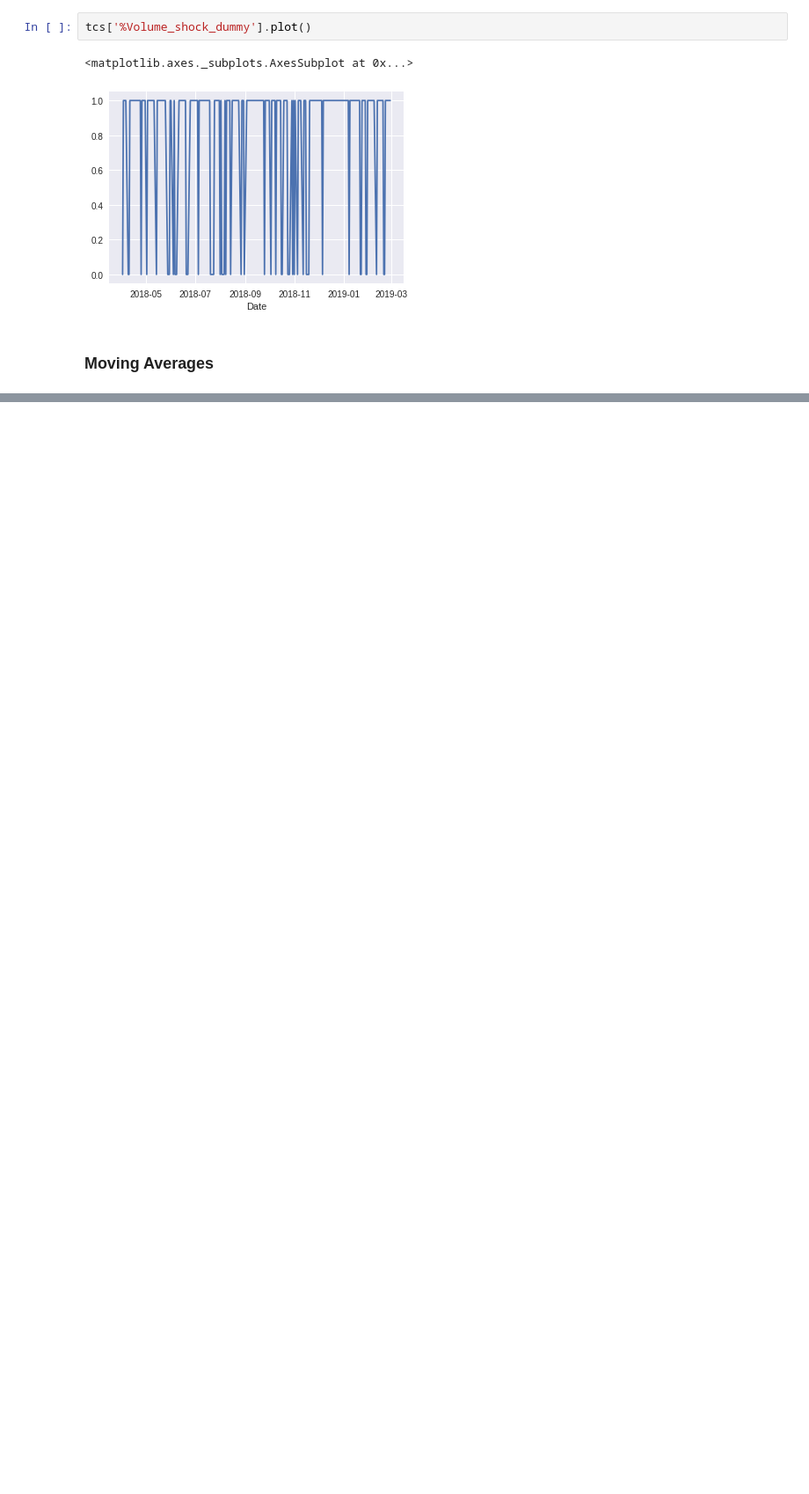
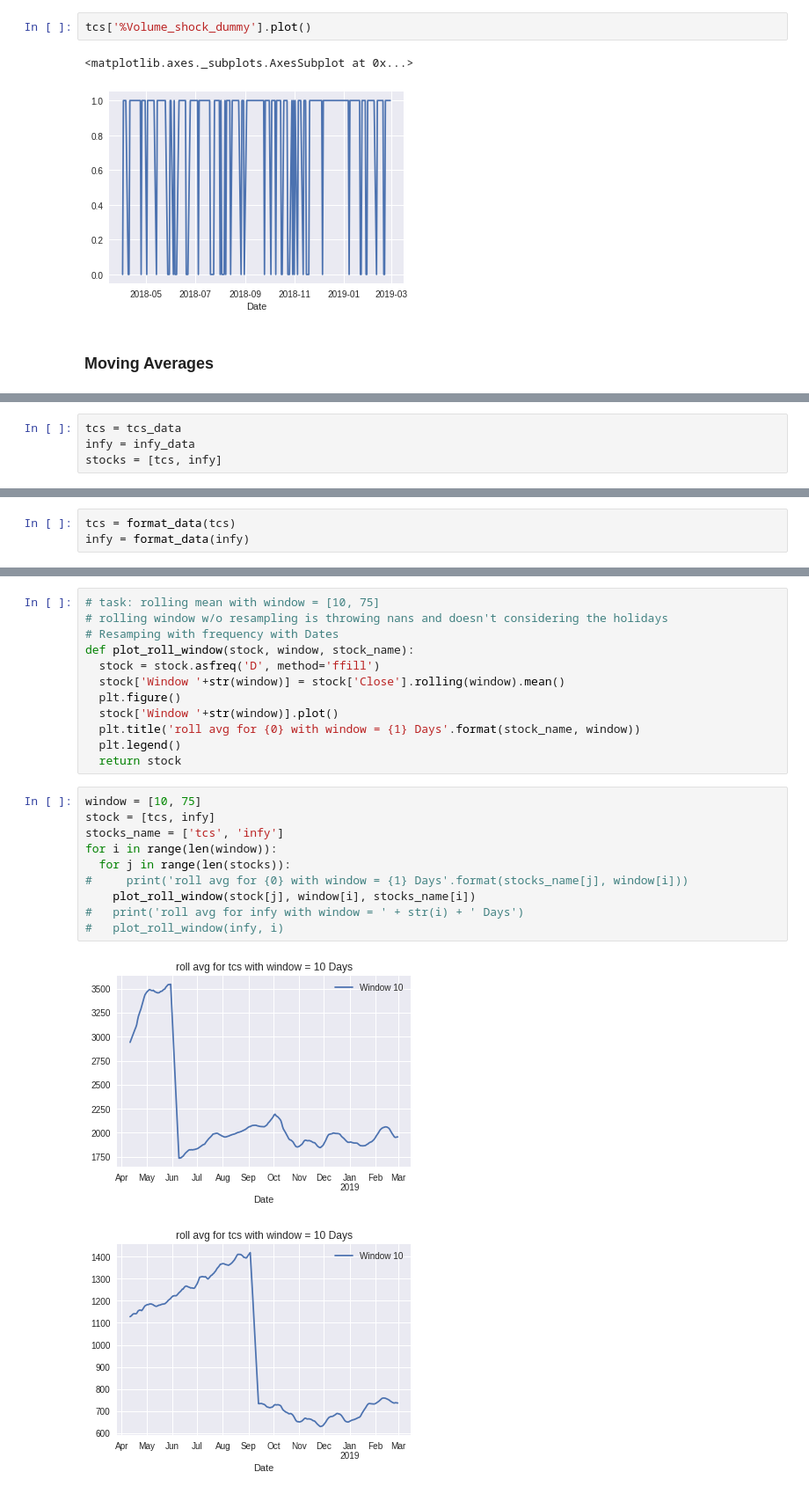
Before and after one commit to n-goyal/python-test, a Jupyter notebook: Stock_Market_Analysis.ipynb, the cells around one changed output, grey strips where cells are left out. Shown at 88% size. Cells and saved outputs as stored; diff of their text form; blank space fills up the shorter version.

```diff
--- a/Stock_Market_Analysis.ipynb
+++ b/Stock_Market_Analysis.ipynb
@@ -175,0 +225,4 @@ tcs.shape
+# %%
+tcs = tcs_data
+infy = infy_data
+stocks = [tcs, infy]
@@ -175,0 +254,3 @@ tcs.shape
+# %%
+tcs = format_data(tcs)
+infy = format_data(infy)
@@ -175,0 +267,25 @@ tcs.shape
+# %%
+# task: rolling mean with window = [10, 75]
+# rolling window w/o resampling is throwing nans and doesn't considering the holidays
+# Resamping with frequency with Dates
+def plot_roll_window(stock, window, stock_name):
+  stock = stock.asfreq('D', method='ffill')
+  stock['Window '+str(window)] = stock['Close'].rolling(window).mean()
+  plt.figure()
+  stock['Window '+str(window)].plot()
+  plt.title('roll avg for {0} with window = {1} Days'.format(stock_name, window))
+  plt.legend()
+  return stock
+# %%
+window = [10, 75]
+stock = [tcs, infy]
+stocks_name = ['tcs', 'infy']
+for i in range(len(window)):
+  for j in range(len(stocks)):
+#     print('roll avg for {0} with window = {1} Days'.format(stocks_name[j], window[i]))
+    plot_roll_window(stock[j], window[i], stocks_name[i])
+#   print('roll avg for infy with window = ' + str(i) + ' Days')
+#   plot_roll_window(infy, i)
+# %% [output]
+[figure, added]
+[figure, added]
```
Also changed, not shown: parts of 33 cells of this notebook.
